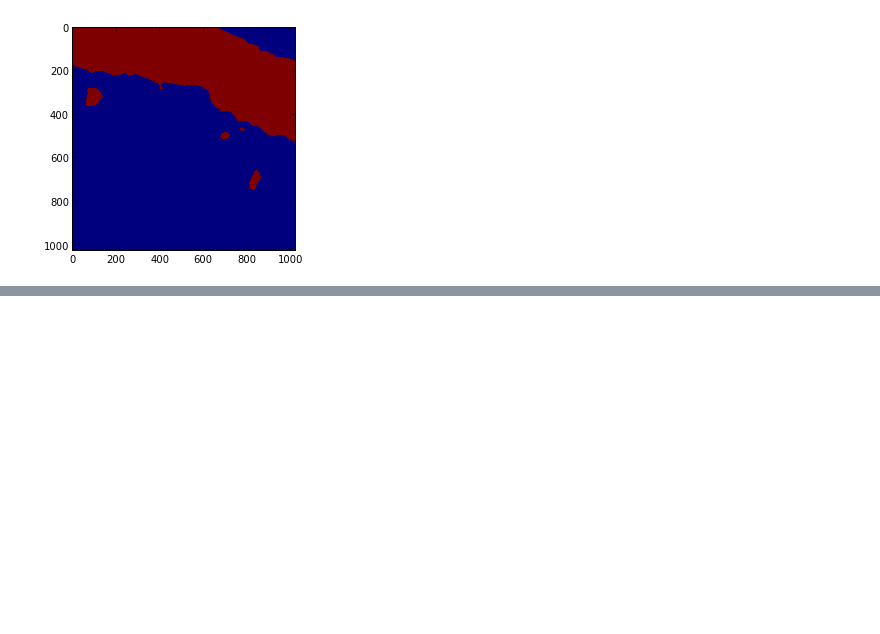
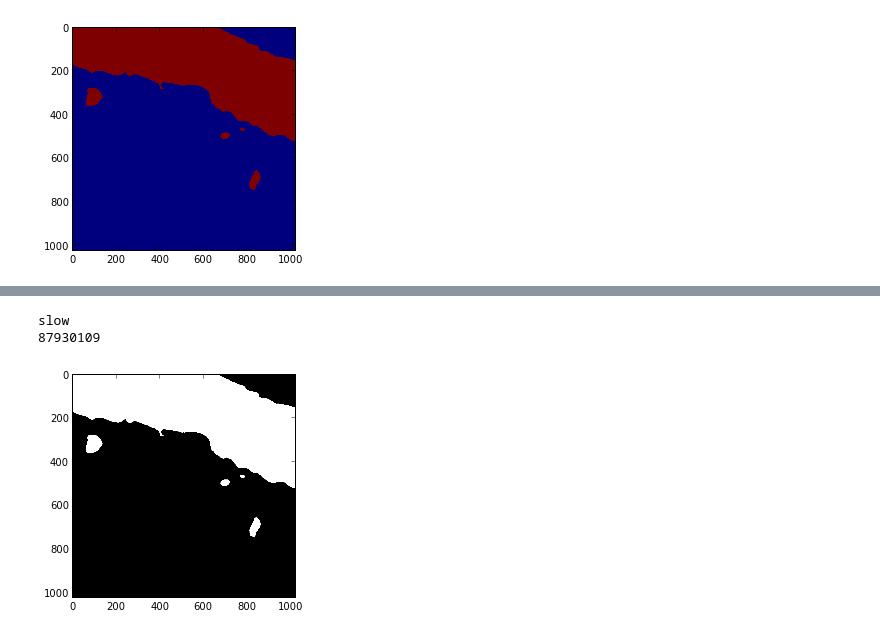
Before and after one commit to VCG/em-quality-metric, a Jupyter notebook: Code/test_metrics2.py.ipynb, the cells around one changed output, grey strips where cells are left out. Cells and saved outputs as stored; diff of their text form; code cells hidden in the pictures; blank space fills up the shorter version.

```diff
--- a/Code/test_metrics.py.ipynb
+++ b/Code/test_metrics2.py.ipynb
@@ -61,0 +90,9 @@ _metrics.DiscrepancyMeasure.apply2D(rhoana_largest, image)
+# %%
+gold_normalized = _metrics.Util.normalize_labels(gold)[0]
+thresholded_gold = _metrics.Util.threshold(gold_normalized, 1)
+imshow(thresholded_gold, cmap='gray')
+print _metrics.DiscrepancyMeasure.apply2D(thresholded_gold, image)
+# %% [output]
+slow
+87930109
+[figure, added]
```
Also changed, not shown: parts of 5 cells of this notebook, 17 other files.
